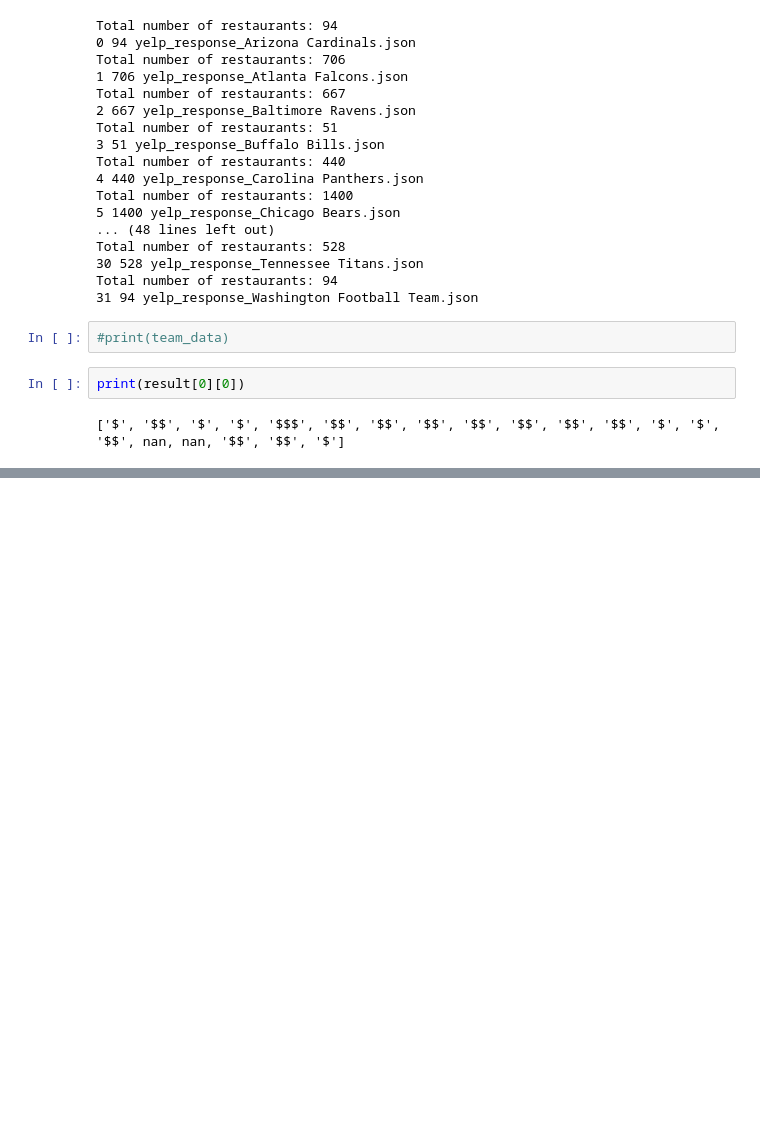
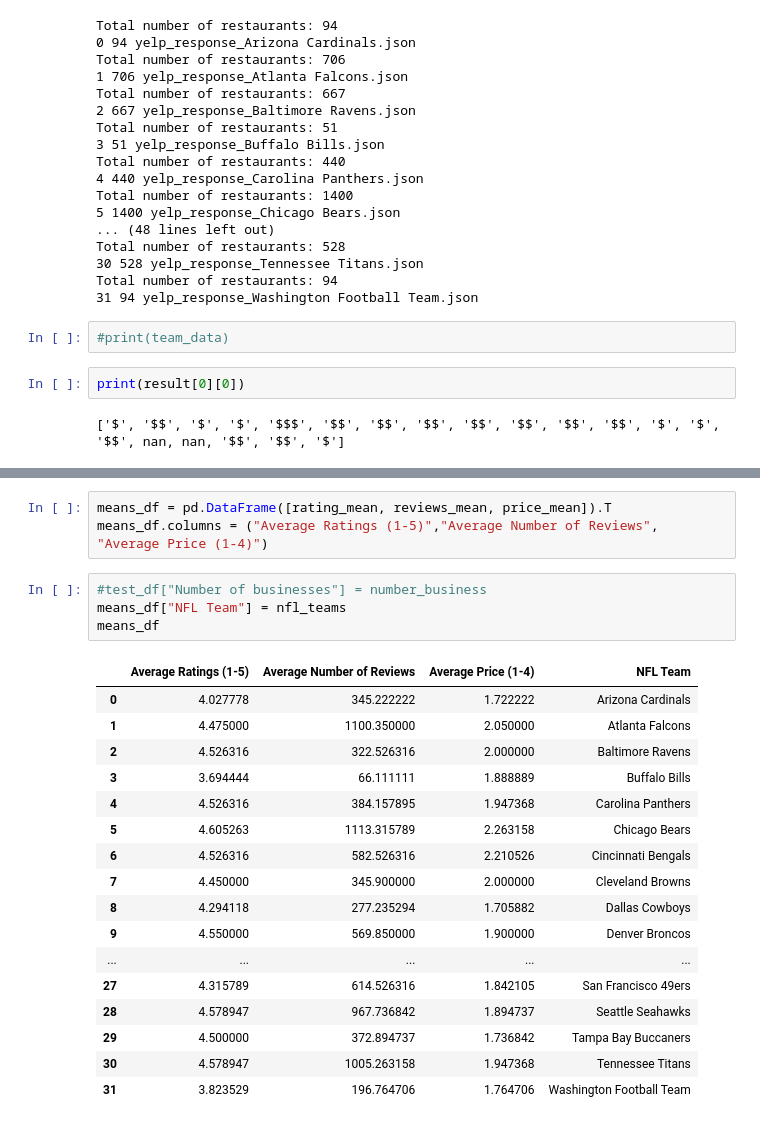
Before and after one commit to jjying89/Yelp-Restaurants-Analysis, a Jupyter notebook: Saturday_Analysis.ipynb, the cells around one changed output, grey strips where cells are left out. Saved outputs shown, nothing was run; the diff lists cells and outputs as text; blank space fills up the shorter version.

```diff
--- a/Saturday_Analysis.ipynb
+++ b/Saturday_Analysis.ipynb
@@ -191,0 +202,25 @@ print(result)
+# %%
+means_df = pd.DataFrame([rating_mean, reviews_mean, price_mean]).T
+means_df.columns = ("Average Ratings (1-5)","Average Number of Reviews", "Average Price (1-4)")
+# %%
+#test_df["Number of businesses"] = number_business
+means_df["NFL Team"] = nfl_teams
+means_df
+# %% [output]
+|  | Average Ratings (1-5) | Average Number of Reviews | Average Price (1-4) | NFL Team |
+| 0 | 4.027778 | 345.222222 | 1.722222 | Arizona Cardinals |
+| 1 | 4.475000 | 1100.350000 | 2.050000 | Atlanta Falcons |
+| 2 | 4.526316 | 322.526316 | 2.000000 | Baltimore Ravens |
+| 3 | 3.694444 | 66.111111 | 1.888889 | Buffalo Bills |
+| 4 | 4.526316 | 384.157895 | 1.947368 | Carolina Panthers |
+| 5 | 4.605263 | 1113.315789 | 2.263158 | Chicago Bears |
+| 6 | 4.526316 | 582.526316 | 2.210526 | Cincinnati Bengals |
+| 7 | 4.450000 | 345.900000 | 2.000000 | Cleveland Browns |
+| 8 | 4.294118 | 277.235294 | 1.705882 | Dallas Cowboys |
+| 9 | 4.550000 | 569.850000 | 1.900000 | Denver Broncos |
+| ... | ... | ... | ... | ... |
+| 27 | 4.315789 | 614.526316 | 1.842105 | San Francisco 49ers |
+| 28 | 4.578947 | 967.736842 | 1.894737 | Seattle Seahawks |
+| 29 | 4.500000 | 372.894737 | 1.736842 | Tampa Bay Buccaners |
+| 30 | 4.578947 | 1005.263158 | 1.947368 | Tennessee Titans |
+| 31 | 3.823529 | 196.764706 | 1.764706 | Washington Football Team |
```
Also changed, not shown: parts of 6 cells of this notebook.
